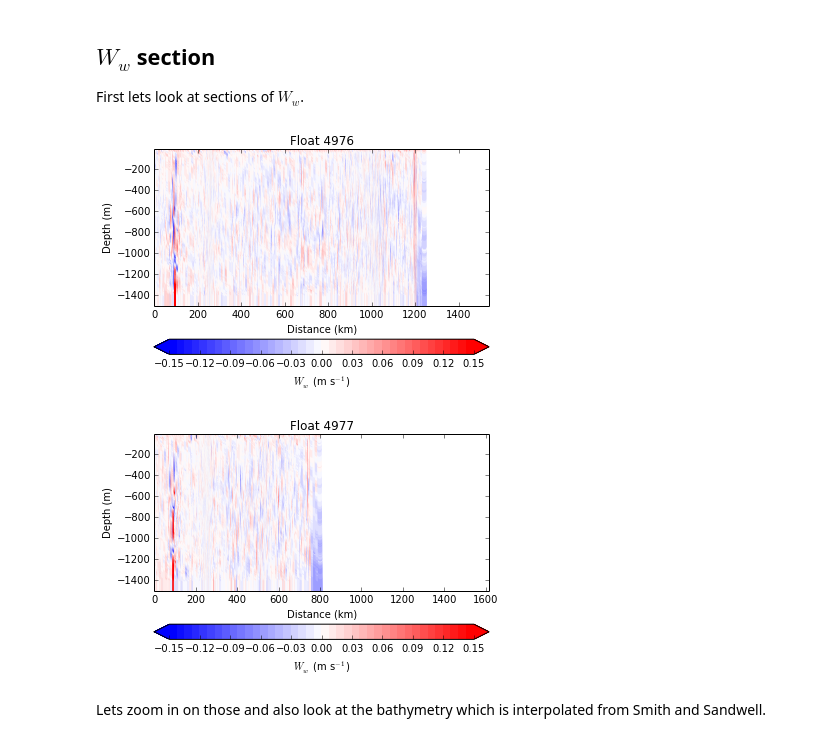
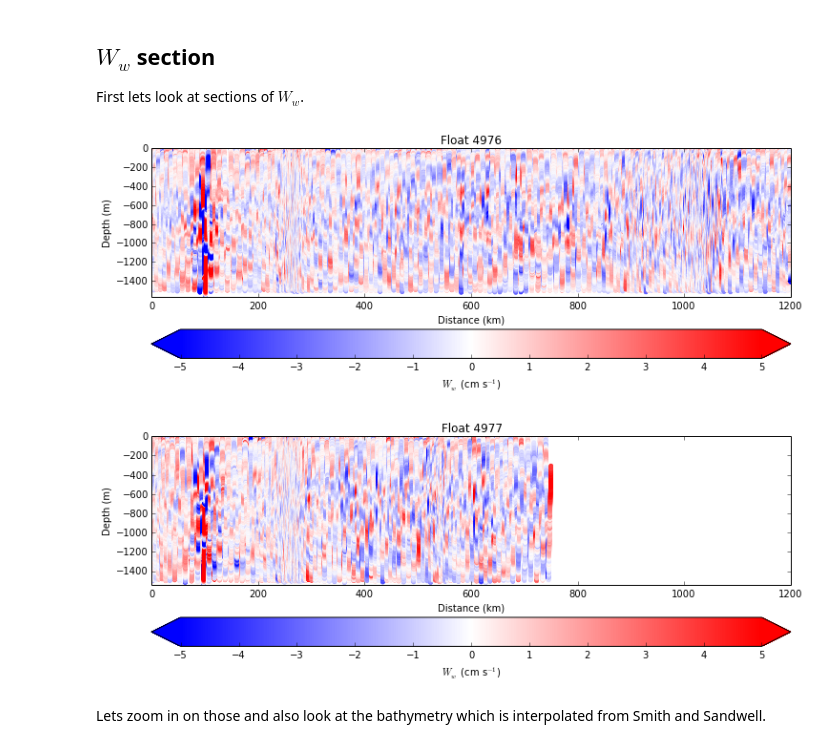
Before and after one commit to jessecusack/DIMES_lee_wave_analysis, a Jupyter notebook: python/Large_wave_analysis.ipynb, the cells around one changed output. Drawn from its saved outputs; the diff is of its cells as text; code cells hidden in the pictures.

```diff
--- a/python/Large_wave_analysis.ipynb
+++ b/python/Large_wave_analysis.ipynb
@@ -71,39 +83,36 @@ $W_w$ section
 
 First lets look at sections of $W_w$.
 # %%
-# Make a nicer colour map.
-import matplotlib.colors as mcolors
-rwb = mcolors.LinearSegmentedColormap.from_list(name='red_white_blue',
-                                                colors=[(0, 0, 1),
-                                                        (1, 1, 1),
-                                                        (1, 0, 0)],
-                                                N=40,
-                                                )
+bwr = plt.get_cmap('bwr')
 
 hpids = np.arange(1, 600)
-z_vals = np.arange(-1500., 0., 10.)
+xlims = [(0., 1200.), (0., 750.)]
 
-for Float in [E76, E77]:
-    __, z, Ww = Float.get_interp_grid(hpids, z_vals, 'z', 'rWw')
-    z = z.flatten(order='F')
-    Ww = Ww.flatten(order='F')
-    __, __, d = Float.get_interp_grid(hpids, z_vals, 'z',
-                                      'dist_ctd')
-    d = d.flatten(order='F')
-    plt.figure()
-    plt.scatter(d, z, c=Ww, edgecolor='none', cmap=rwb)
-    plt.ylim(np.min(z), np.max(z))
-    plt.xlim(np.min(d), np.max(d))
+for Float, xlim in zip([E76, E77], xlims):
+
+    __, idxs = Float.get_profiles(hpids, ret_idxs=True)
+    z = getattr(Float, 'z')[:, idxs].flatten(order='F')
+    d = getattr(Float, 'dist_ctd')[:, idxs].flatten(order='F')
+    Ww = getattr(Float, 'Ww')[:, idxs].flatten(order='F')
+    # Remove dud values.
+    Ww[d > xlim[1]] = np.nan
+
+    plt.figure(figsize=(12, 4))
+    plt.scatter(d, z, c=Ww*100., edgecolor='none', cmap=bwr)
+
+    cbar = plt.colorbar(orientation='horizontal', extend='both')
+    cbar.set_label('$W_w$ (cm s$^{-1}$)')
+    plt.clim(-5, 5)
+
+    plt.ylim(np.nanmin(z), np.nanmax(z))
+#    plt.xlim(np.nanmin(d), np.nanmax(d))
     plt.xlabel('Distance (km)')
     plt.ylabel('Depth (m)')
-    plt.xlim(np.min(Float.dist), np.max(Float.dist))
+    plt.xlim(*xlims[0])
     title_str = ("Float {}").format(Float.floatID)
     plt.title(title_str)
-    cbar = plt.colorbar(orientation='horizontal', extend='both')
-    cbar.set_label('$W_w$ (m s$^{-1}$)')
-    plt.clim(-0.15, 0.15)
 # %% [output]
-[figure, old version]
+[figure, new version]
-[figure, old version]
+[figure, new version]
 # %% [markdown]
 Lets zoom in on those and also look at the bathymetry which is interpolated from Smith and Sandwell.
```
Also changed, not shown: parts of 6 cells of this notebook, 1 other file.
